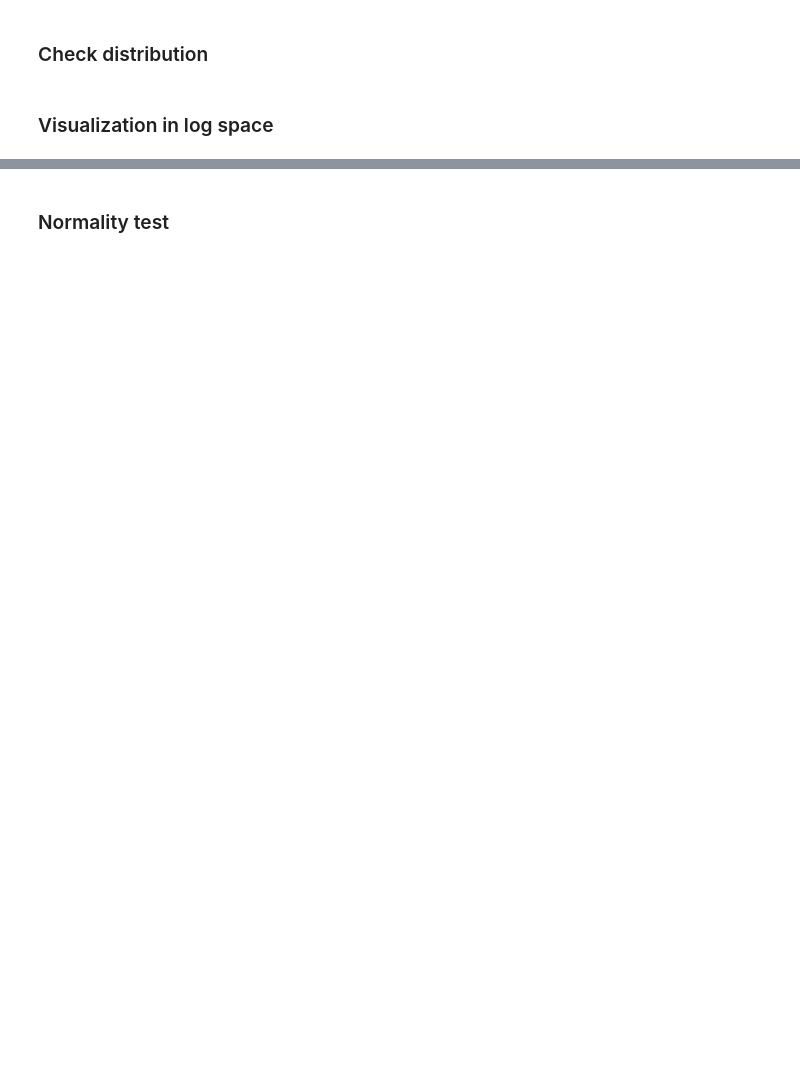
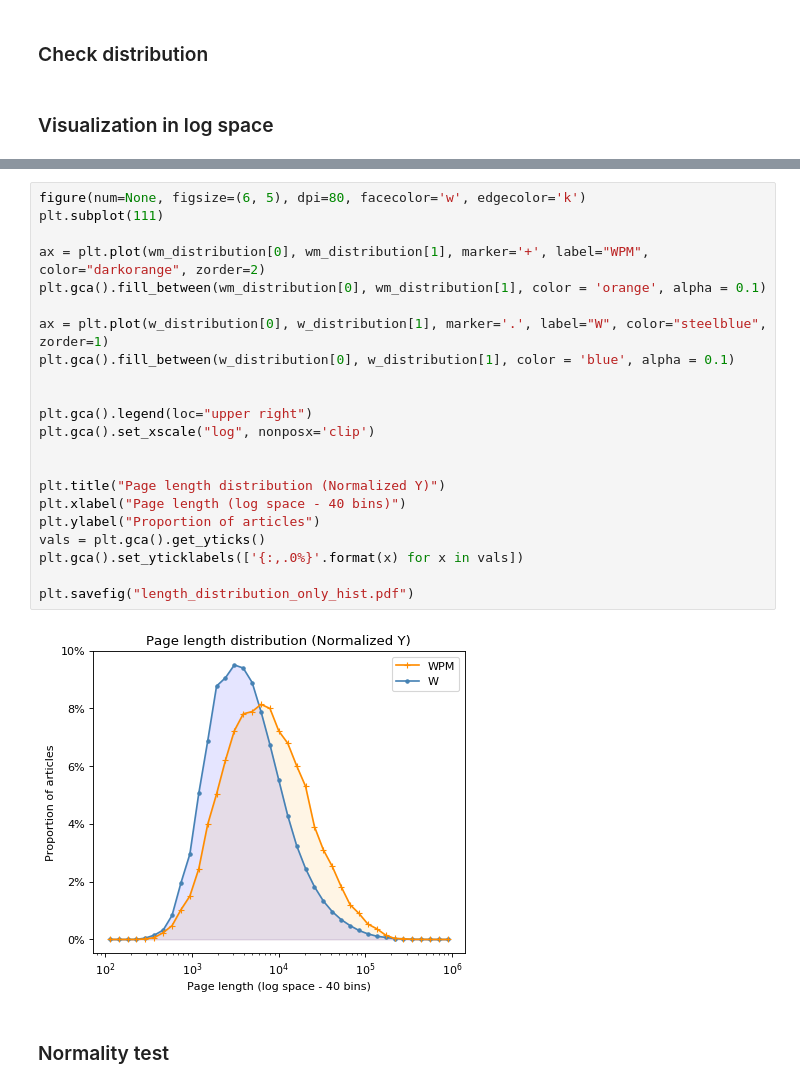
Before and after one commit to elifesciences-publications/wiki-citation-usage, a Jupyter notebook: notebooks/populate-page_lengths-table-from-dumps.ipynb, the cells around one changed output, grey strips where cells are left out. Cells and saved outputs as stored; diff of their text form; blank space fills up the shorter version.

Commit message:
+ Normal test and plots

```diff
--- a/notebooks/populate-page_lengths-table-from-dumps.ipynb
+++ b/notebooks/populate-page_lengths-table-from-dumps.ipynb
@@ -203,6 +203,30 @@ plt.title("Page length distribution")
 plt.savefig("length_distribution.pdf")
 # %% [output]
 [figure]
+# %%
+figure(num=None, figsize=(6, 5), dpi=80, facecolor='w', edgecolor='k')
+plt.subplot(111)
+
+ax = plt.plot(wm_distribution[0], wm_distribution[1], marker='+', label="WPM", color="darkorange", zorder=2)
+plt.gca().fill_between(wm_distribution[0], wm_distribution[1], color = 'orange', alpha = 0.1)
+
+ax = plt.plot(w_distribution[0], w_distribution[1], marker='.', label="W", color="steelblue", zorder=1)
+plt.gca().fill_between(w_distribution[0], w_distribution[1], color = 'blue', alpha = 0.1)
+
+
+plt.gca().legend(loc="upper right")
+plt.gca().set_xscale("log", nonposx='clip')
+
+
+plt.title("Page length distribution (Normalized Y)")
+plt.xlabel("Page length (log space - 40 bins)")
+plt.ylabel("Proportion of articles")
+vals = plt.gca().get_yticks()
+plt.gca().set_yticklabels(['{:,.0%}'.format(x) for x in vals])
+
+plt.savefig("length_distribution_only_hist.pdf")
+# %% [output]
+[figure, added]
 # %% [markdown]
 ### Normality test
 # %%
```
Also changed, not shown: parts of 7 cells of this notebook, 4 other files.
